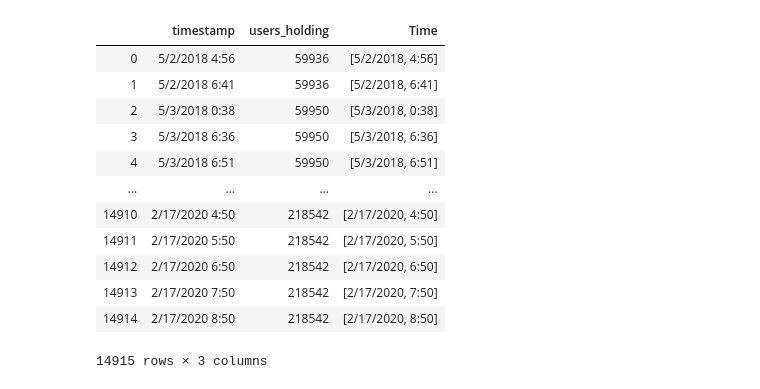
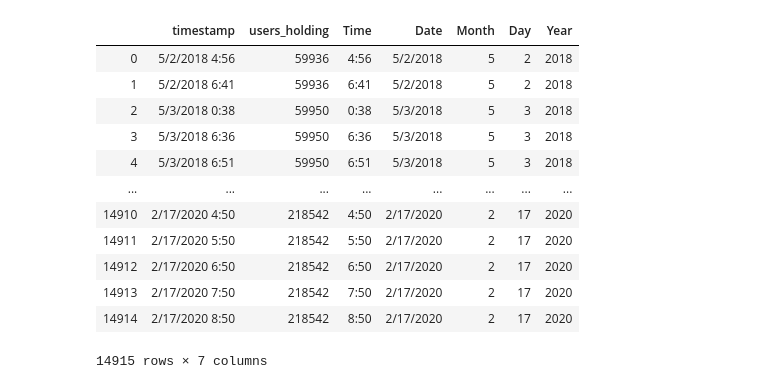
Before and after one commit to akibo1997/Disney-Stock-Data, a Jupyter notebook: Disney-vs-Robinhood/Disney-vs-Robinhood.ipynb, the cells around one changed output. Saved outputs shown, nothing was run; the diff lists cells and outputs as text; code cells hidden in the pictures.

```diff
--- a/Disney-vs-Robinhood/Disney-vs-Robinhood.ipynb
+++ b/Disney-vs-Robinhood/Disney-vs-Robinhood.ipynb
@@ -1,28 +1,34 @@
 # %%
 import pandas as pd
 import matplotlib as plt
 import seaborn as sns
 from datetime import datetime
 
 # Import the file
 Disney_df = pd.read_csv(r"C:\Users\akibo\Desktop\Columbia Bootcamp\Disney-Stock-Data\Resources\DisneyHistoricalStockPriceData.csv")
 
 Robinhood_df = pd.read_csv(r"C:\Users\akibo\Desktop\Columbia Bootcamp\Disney-Stock-Data\Resources\Disney Robinhood Data.csv")
 
-Robinhood_df['Time'] = Robinhood_df['timestamp'].str.split(pat=" ",n=2,expand=False)
+Robinhood_df["timestamp"].astype(str)
+
+Robinhood_df['Time']=""
+
+Robinhood_df[['Date','Time']] = Robinhood_df.timestamp.str.split(" ",expand=True)
+
+Robinhood_df[['Month','Day','Year']]=Robinhood_df.Date.str.split("/",expand=True)
 
 Robinhood_df
 # %% [output]
-|  | timestamp | users_holding | Time |
-| 0 | 5/2/2018 4:56 | 59936 | [5/2/2018, 4:56] |
-| 1 | 5/2/2018 6:41 | 59936 | [5/2/2018, 6:41] |
-| 2 | 5/3/2018 0:38 | 59950 | [5/3/2018, 0:38] |
-| 3 | 5/3/2018 6:36 | 59950 | [5/3/2018, 6:36] |
-| 4 | 5/3/2018 6:51 | 59950 | [5/3/2018, 6:51] |
-| ... | ... | ... | ... |
-| 14910 | 2/17/2020 4:50 | 218542 | [2/17/2020, 4:50] |
-| 14911 | 2/17/2020 5:50 | 218542 | [2/17/2020, 5:50] |
-| 14912 | 2/17/2020 6:50 | 218542 | [2/17/2020, 6:50] |
-| 14913 | 2/17/2020 7:50 | 218542 | [2/17/2020, 7:50] |
-| 14914 | 2/17/2020 8:50 | 218542 | [2/17/2020, 8:50] |
+|  | timestamp | users_holding | Time | Date | Month | Day | Year |
+| 0 | 5/2/2018 4:56 | 59936 | 4:56 | 5/2/2018 | 5 | 2 | 2018 |
+| 1 | 5/2/2018 6:41 | 59936 | 6:41 | 5/2/2018 | 5 | 2 | 2018 |
+| 2 | 5/3/2018 0:38 | 59950 | 0:38 | 5/3/2018 | 5 | 3 | 2018 |
+| 3 | 5/3/2018 6:36 | 59950 | 6:36 | 5/3/2018 | 5 | 3 | 2018 |
+| 4 | 5/3/2018 6:51 | 59950 | 6:51 | 5/3/2018 | 5 | 3 | 2018 |
+| ... | ... | ... | ... | ... | ... | ... | ... |
+| 14910 | 2/17/2020 4:50 | 218542 | 4:50 | 2/17/2020 | 2 | 17 | 2020 |
+| 14911 | 2/17/2020 5:50 | 218542 | 5:50 | 2/17/2020 | 2 | 17 | 2020 |
+| 14912 | 2/17/2020 6:50 | 218542 | 6:50 | 2/17/2020 | 2 | 17 | 2020 |
+| 14913 | 2/17/2020 7:50 | 218542 | 7:50 | 2/17/2020 | 2 | 17 | 2020 |
+| 14914 | 2/17/2020 8:50 | 218542 | 8:50 | 2/17/2020 | 2 | 17 | 2020 |
-14915 rows × 3 columns
+14915 rows × 7 columns
```
Also changed, not shown: parts of 6 cells of this notebook.
